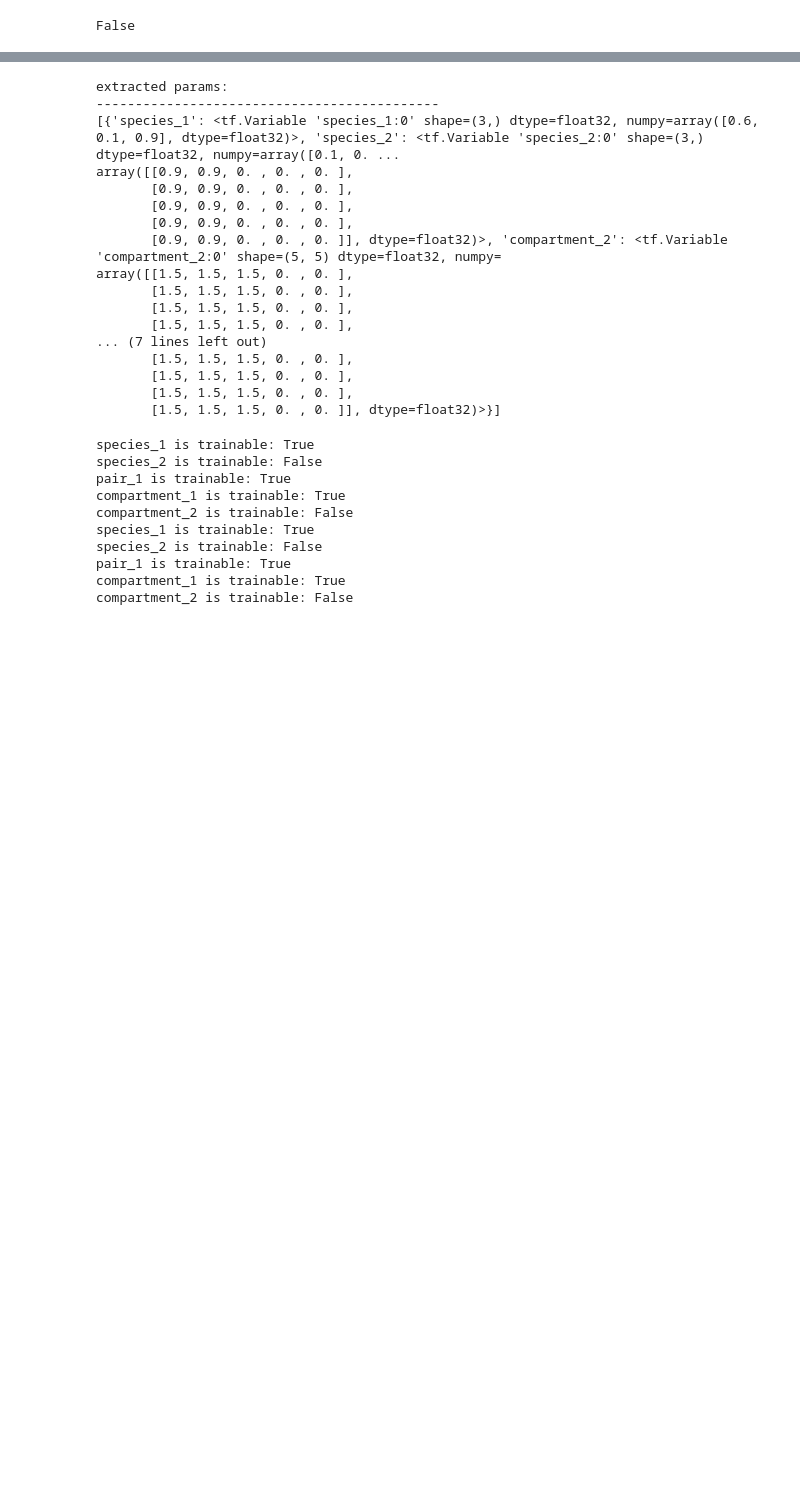
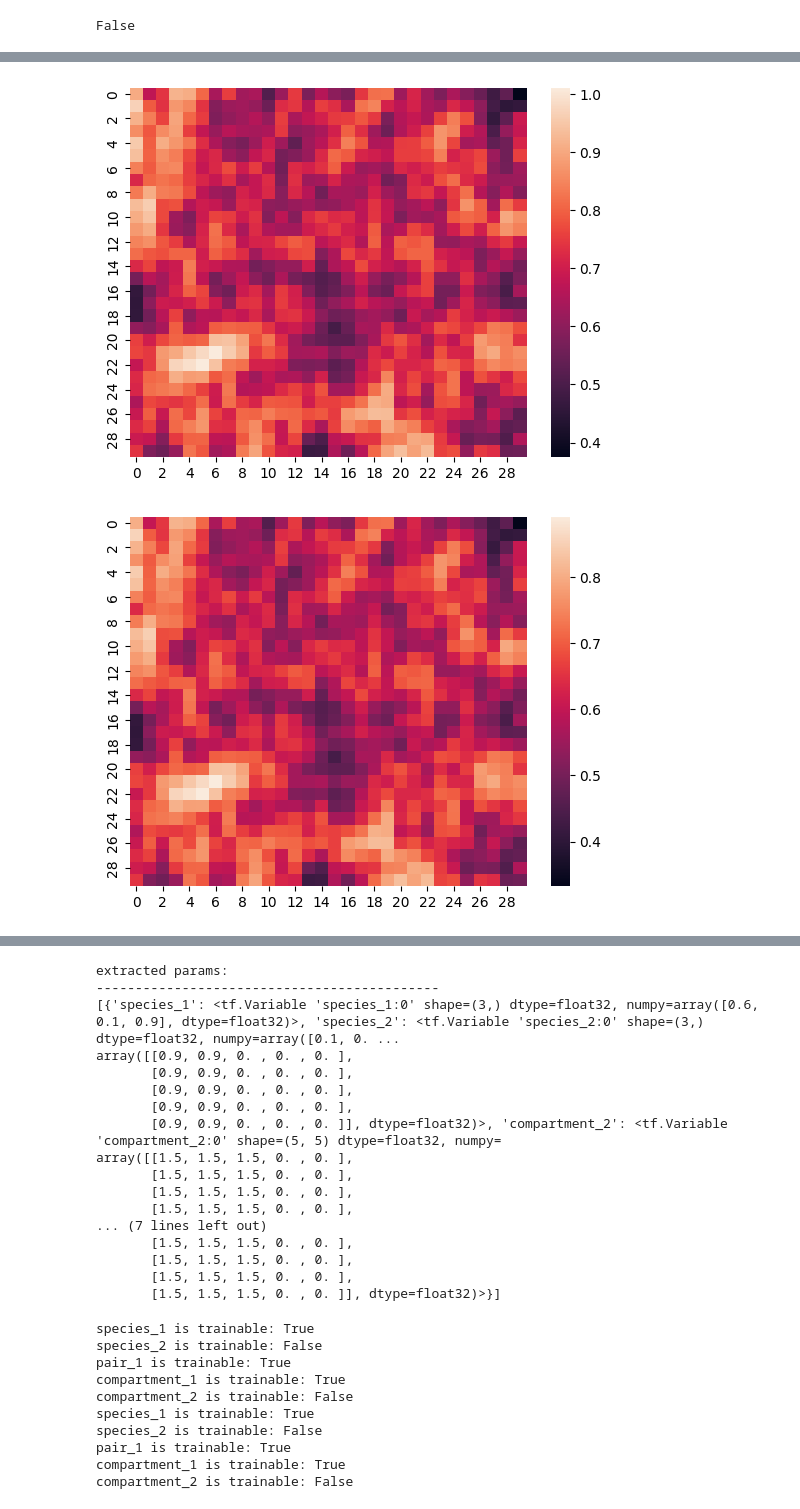
Before and after one commit to LoqmanSamani/grn-designer, a Jupyter notebook: new_/torch_.ipynb, the cells around one changed output, grey strips where cells are left out. Cells and saved outputs as stored; diff of their text form; code cells hidden in the pictures; blank space fills up the shorter version.

```diff
--- a/new_/torch_.ipynb
+++ b/new_/torch_.ipynb
@@ -179,0 +246,7 @@ RuntimeError: one of the variables needed for gradient computation has been modi
+# %%
+for i in range(5):
+    sns.heatmap(data["simulation_results"][0, i, :, :])
+    plt.show()
+# %% [output]
+[figure, added]
+[figure, added]
```
Also changed, not shown: parts of 19 cells of this notebook, 13 other files.
